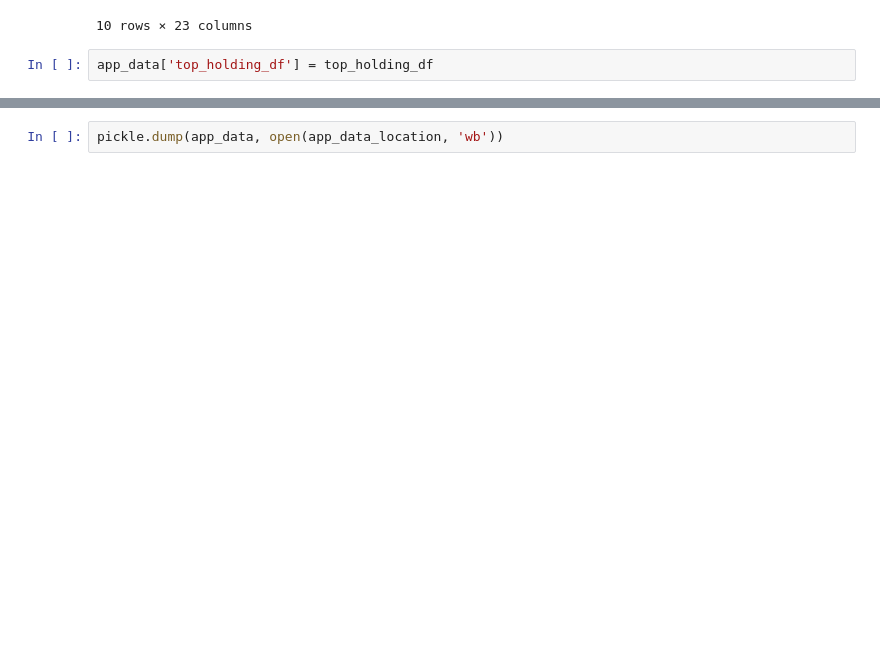
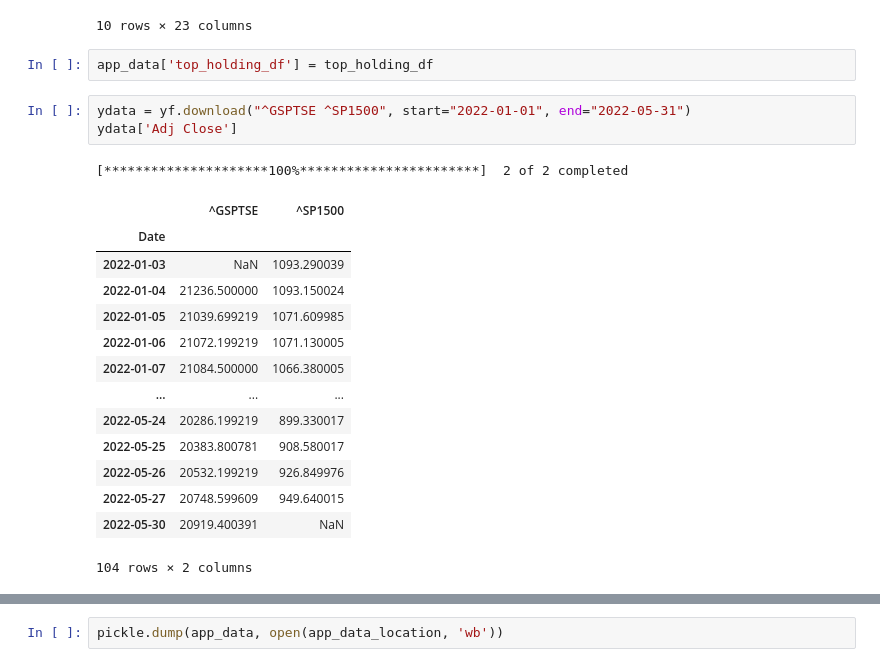
Before and after one commit to KatrinaJames/ci, a Jupyter notebook: analysis/fetch_canadian_data.ipynb, the cells around one changed output, grey strips where cells are left out. Saved outputs shown, nothing was run; the diff lists cells and outputs as text; blank space fills up the shorter version.

```diff
--- a/analysis/fetch_canadian_data.ipynb
+++ b/analysis/fetch_canadian_data.ipynb
@@ -196,3 +196,22 @@ top_holding_df
 10 rows × 23 columns
 # %%
 app_data['top_holding_df'] = top_holding_df
+# %%
+ydata = yf.download("^GSPTSE ^SP1500", start="2022-01-01", end="2022-05-31")
+ydata['Adj Close']
+# %% [output]
+[*********************100%***********************]  2 of 2 completed
+|  | ^GSPTSE | ^SP1500 |
+| Date |  |  |
+| 2022-01-03 | NaN | 1093.290039 |
+| 2022-01-04 | 21236.500000 | 1093.150024 |
+| 2022-01-05 | 21039.699219 | 1071.609985 |
+| 2022-01-06 | 21072.199219 | 1071.130005 |
+| 2022-01-07 | 21084.500000 | 1066.380005 |
+| ... | ... | ... |
+| 2022-05-24 | 20286.199219 | 899.330017 |
+| 2022-05-25 | 20383.800781 | 908.580017 |
+| 2022-05-26 | 20532.199219 | 926.849976 |
+| 2022-05-27 | 20748.599609 | 949.640015 |
+| 2022-05-30 | 20919.400391 | NaN |
+104 rows × 2 columns
```
Also changed, not shown: parts of 9 cells of this notebook, 6 other files.
